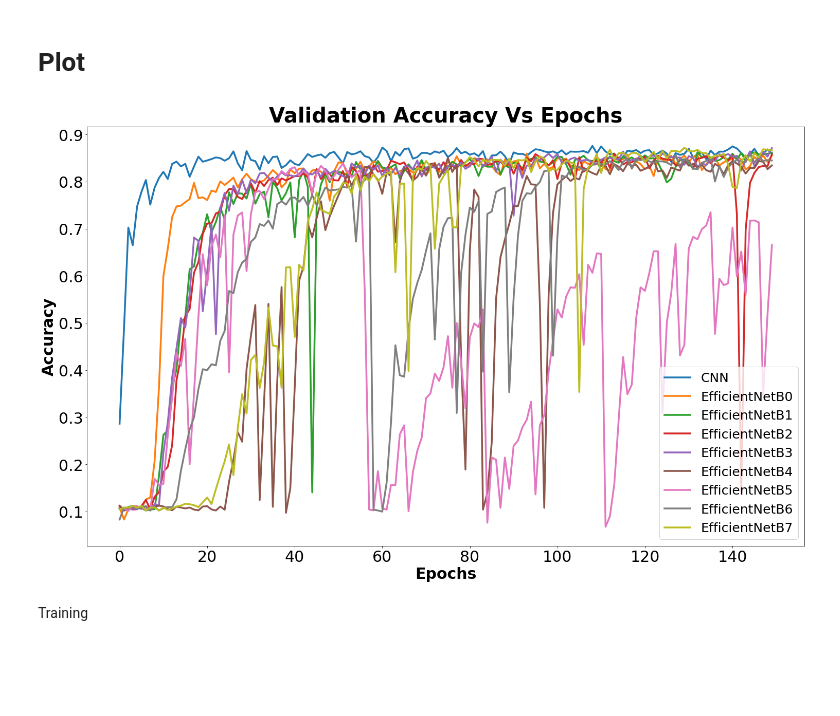
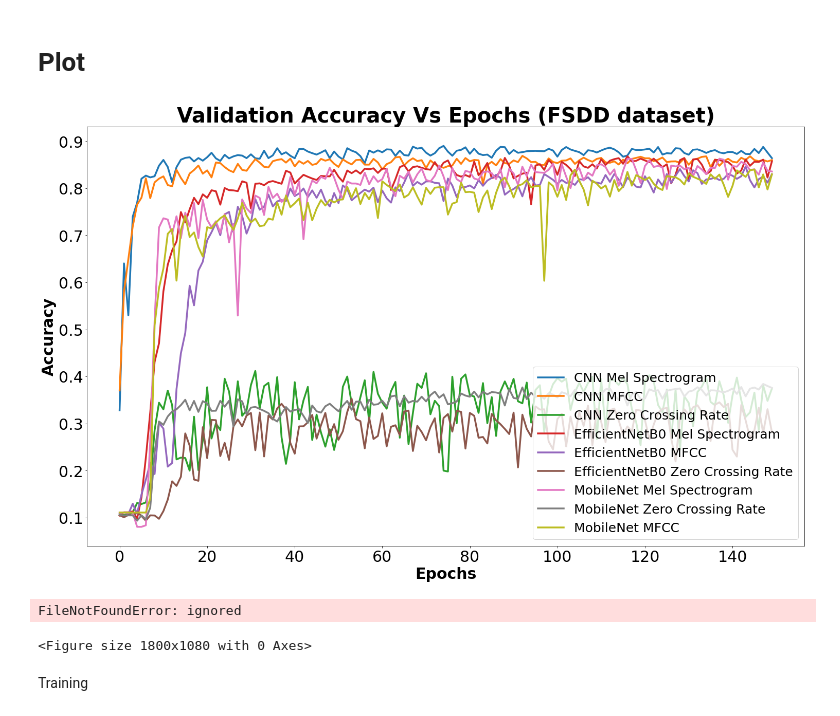
Before and after one commit to turab45/Investigating-Multi-Feature-Selection-and-Ensembling-for-Audio-Classification, a Jupyter notebook: Our_Experiments.ipynb, the cells around one changed output. Saved outputs shown, nothing was run; the diff lists cells and outputs as text; code cells hidden in the pictures; blank space fills up the shorter version.

```diff
--- a/Our_Experiments.ipynb
+++ b/Our_Experiments.ipynb
@@ -106,11 +104,11 @@ import numpy as np
 from sklearn.model_selection import train_test_split
 
 
-files_path = '/content/drive/MyDrive/audd saved files/'
+files_path = '/content/drive/MyDrive/audd saved files/FSDD'
 
 features = ['mel_spectrogram', 'mfcc', 'zero_crossing_rate']
 
-feature = features[0]
+feature = features[2]
 print("Feature = ", feature)
 
 x_train = np.load(files_path+"/x_{}_train.npy".format(feature), allow_pickle=True)
@@ -401,6 +417,31 @@ Unnamed: 0 1.0 2.484137711843753
 CNN 0.8627663254737854 0.012243036429866553
 # %% [markdown]
 # Plot
+# %%
+# get all files
+import pandas as pd
+path = "/content/drive/MyDrive/audd saved files/models/"
+models = {"CNN Mel Spectrogram":"CNN_mel_spectrogram_CSV_.csv", "CNN MFCC":"CNN_mfcc_CSV_.csv","CNN Zero Crossing Rate":"CNN_zero_crossing_rate_CSV_.csv","EfficientNetB0 Mel Spectrogram":"EfficientNetB0_mel_spectrogram_CSV_.csv",
+          "EfficientNetB0 MFCC":"EfficientNetB0_mfcc_CSV_.csv","EfficientNetB0 Zero Crossing Rate":"EfficientNetB0_zero_crossing_rate_CSV_.csv","MobileNet Mel Spectrogram":"MobileNet_mel_spectrogram_CSV_.csv",
+          "MobileNet Zero Crossing Rate":"MobileNet_zero_crossing_rate_CSV_.csv", "MobileNet MFCC":"MobileNet_mfcc_CSV_.csv"}
+
+plt.figure(figsize=(25,15))
+
+for i,j in models.items():
+  pth = path+j
+  df=pd.read_csv(pth)
+  plt.plot(range(len(df)),df["val_accuracy"],label=i,linewidth=3.5);
+
+plt.rc('legend', fontsize=25)
+plt.title("Validation Accuracy Vs Epochs (FSDD dataset)", fontsize=40,fontweight="bold")
+plt.xlabel('Epochs',fontsize=30, fontweight="bold")
+plt.ylabel('Accuracy', fontsize=30,fontweight="bold")
+plt.xticks(fontsize=30)
+plt.yticks(fontsize=30)
+plt.legend(loc='lower right')
+plt.savefig("accuracy.png",transparent=True ,dpi=250)
+# %% [output]
+[figure, added]
 # %%
 import pandas as pd
 models = ["CNN",  "EfficientNetB0","EfficientNetB1" , "EfficientNetB2",
@@ -422,6 +463,7 @@ plt.yticks(fontsize=30)
 plt.legend()
 plt.savefig("accuracy.png",transparent=True ,dpi=250)
 # %% [output]
-[figure, removed]
+FileNotFoundError: ignored
+<Figure size 1800x1080 with 0 Axes>
 # %% [markdown]
 Training
```
Also changed, not shown: parts of 7 cells of this notebook, 1 other file.
